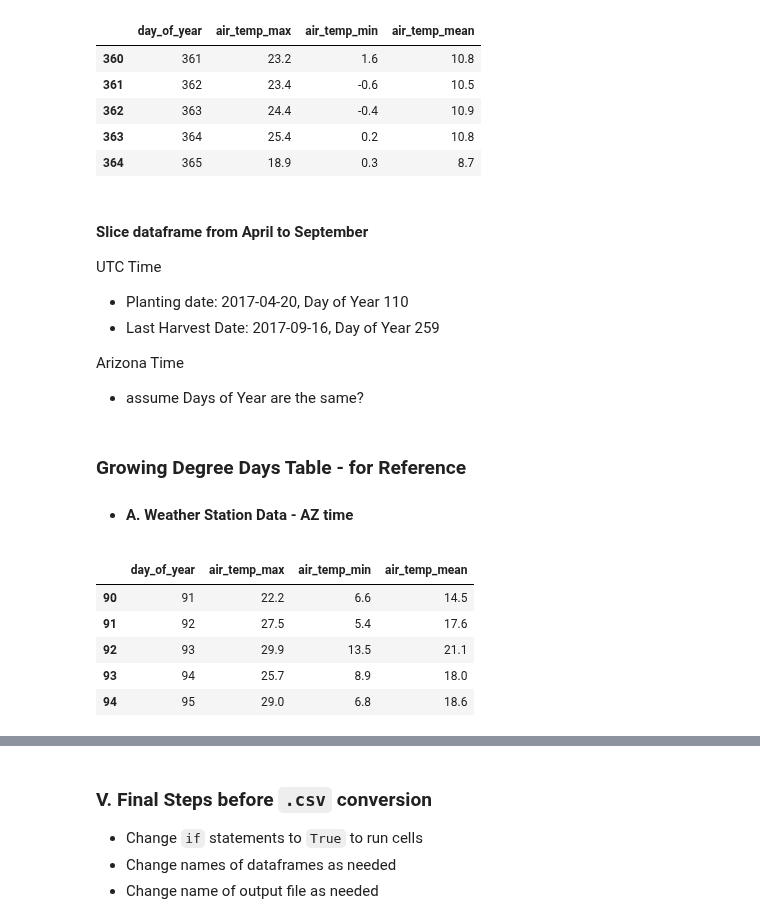
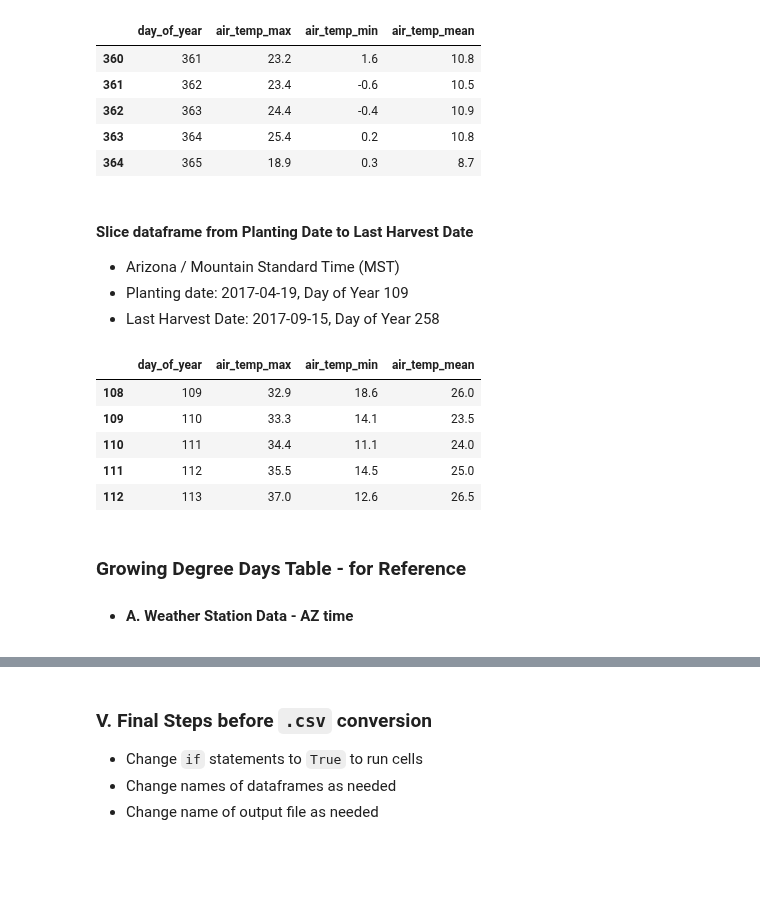
Before and after one commit to genophenoenvo/terraref-datasets, a Jupyter notebook: notebooks/biomass_gdd.ipynb, the cells around one changed output, grey strips where cells are left out. Cells and saved outputs as stored; diff of their text form; code cells hidden in the pictures; blank space fills up the shorter version.

```diff
--- a/notebooks/biomass_gdd.ipynb
+++ b/notebooks/biomass_gdd.ipynb
@@ -409,8 +409,8 @@ weather_df_0.head()
 | 4 | 2017 | 5 | 6 | 20.9 | 4.0 | 12.3 | 95.5 | 39.8 | ... |
 5 rows × 28 columns
 # %%
-air_temps = weather_df_0[['day_of_year', 'air_temp_max', 'air_temp_min', 'air_temp_mean']]
-air_temps.tail()
+weather_df_1 = weather_df_0[['day_of_year', 'air_temp_max', 'air_temp_min', 'air_temp_mean']]
+# weather_df_1.tail()
 # %% [output]
 |  | day_of_year | air_temp_max | air_temp_min | air_temp_mean |
 | 360 | 361 | 23.2 | 1.6 | 10.8 |
@@ -419,11 +419,7 @@ air_temps.tail()
 | 363 | 364 | 25.4 | 0.2 | 10.8 |
 | 364 | 365 | 18.9 | 0.3 | 8.7 |
 # %% [markdown]
-#### Slice dataframe from April to September
-UTC Time
-
-* Planting date: 2017-04-20, Day of Year 110
-* Last Harvest Date: 2017-09-16, Day of Year 259
-
-Arizona Time
-* assume Days of Year are the same?
+#### Slice dataframe from Planting Date to Last Harvest Date
+* Arizona / Mountain Standard Time (MST)
+* Planting date: 2017-04-19, Day of Year 109
+* Last Harvest Date: 2017-09-15, Day of Year 258
@@ -433 +426,11 @@ air_temps_1 = air_temps.loc[(air_temps.day_of_year >= 110) & (air_temps.day_of_y
+# %%
+weather_df_2 = weather_df_1.loc[(weather_df_1.day_of_year >= 109) & (weather_df_1.day_of_year <= 258)]
+# weather_df_2.head()
+# %% [output]
+|  | day_of_year | air_temp_max | air_temp_min | air_temp_mean |
+| 108 | 109 | 32.9 | 18.6 | 26.0 |
+| 109 | 110 | 33.3 | 14.1 | 23.5 |
+| 110 | 111 | 34.4 | 11.1 | 24.0 |
+| 111 | 112 | 35.5 | 14.5 | 25.0 |
+| 112 | 113 | 37.0 | 12.6 | 26.5 |
 # %%
@@ -438,12 +441,3 @@ air_temps_1 = air_temps.loc[(air_temps.day_of_year >= 110) & (air_temps.day_of_y
 # %% [markdown]
 ### Growing Degree Days Table - for Reference
 * #### A. Weather Station Data - AZ time
-# %%
-air_temps_1.head()
-# %% [output]
-|  | day_of_year | air_temp_max | air_temp_min | air_temp_mean |
-| 90 | 91 | 22.2 | 6.6 | 14.5 |
-| 91 | 92 | 27.5 | 5.4 | 17.6 |
-| 92 | 93 | 29.9 | 13.5 | 21.1 |
-| 93 | 94 | 25.7 | 8.9 | 18.0 |
-| 94 | 95 | 29.0 | 6.8 | 18.6 |
```
Also changed, not shown: parts of 18 cells of this notebook.
